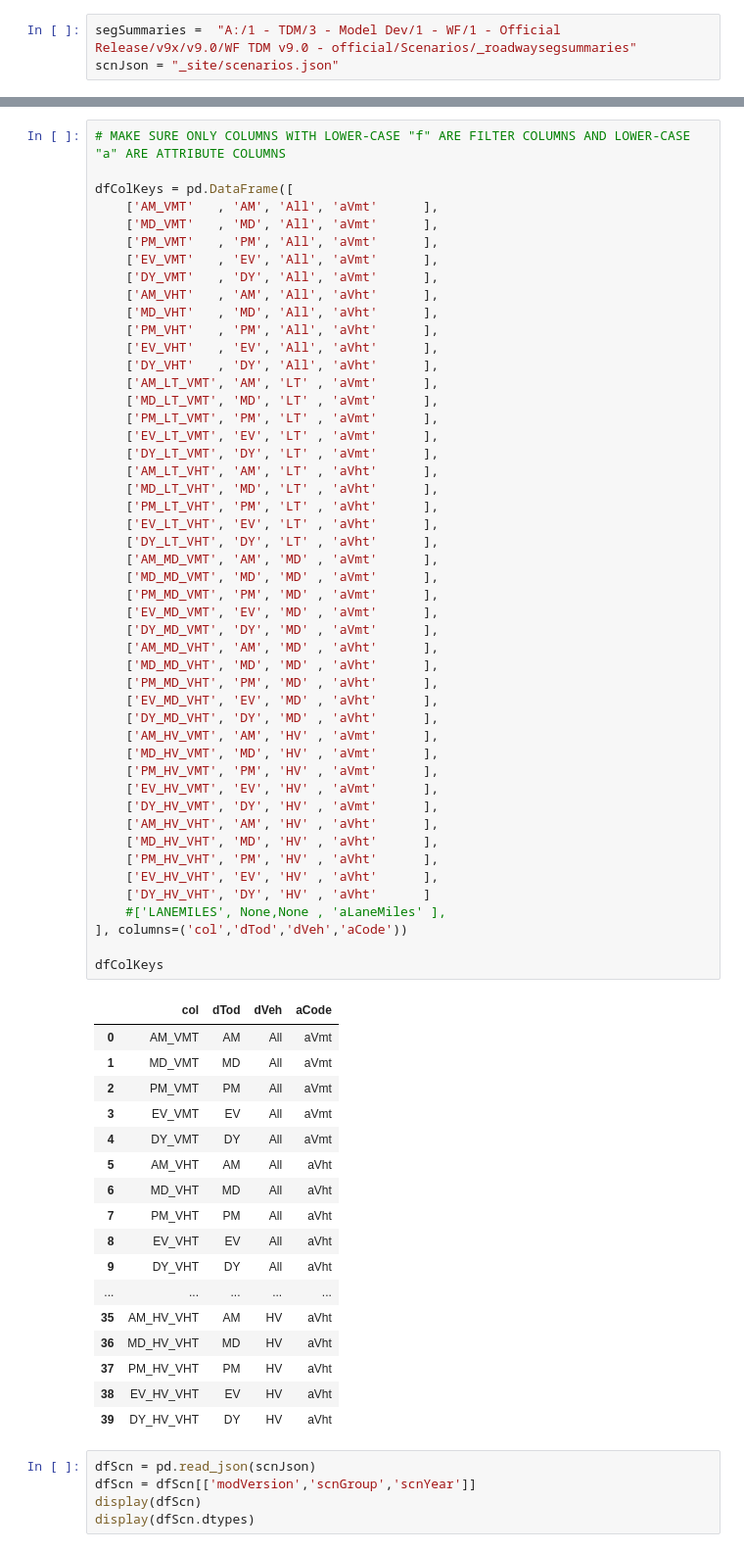
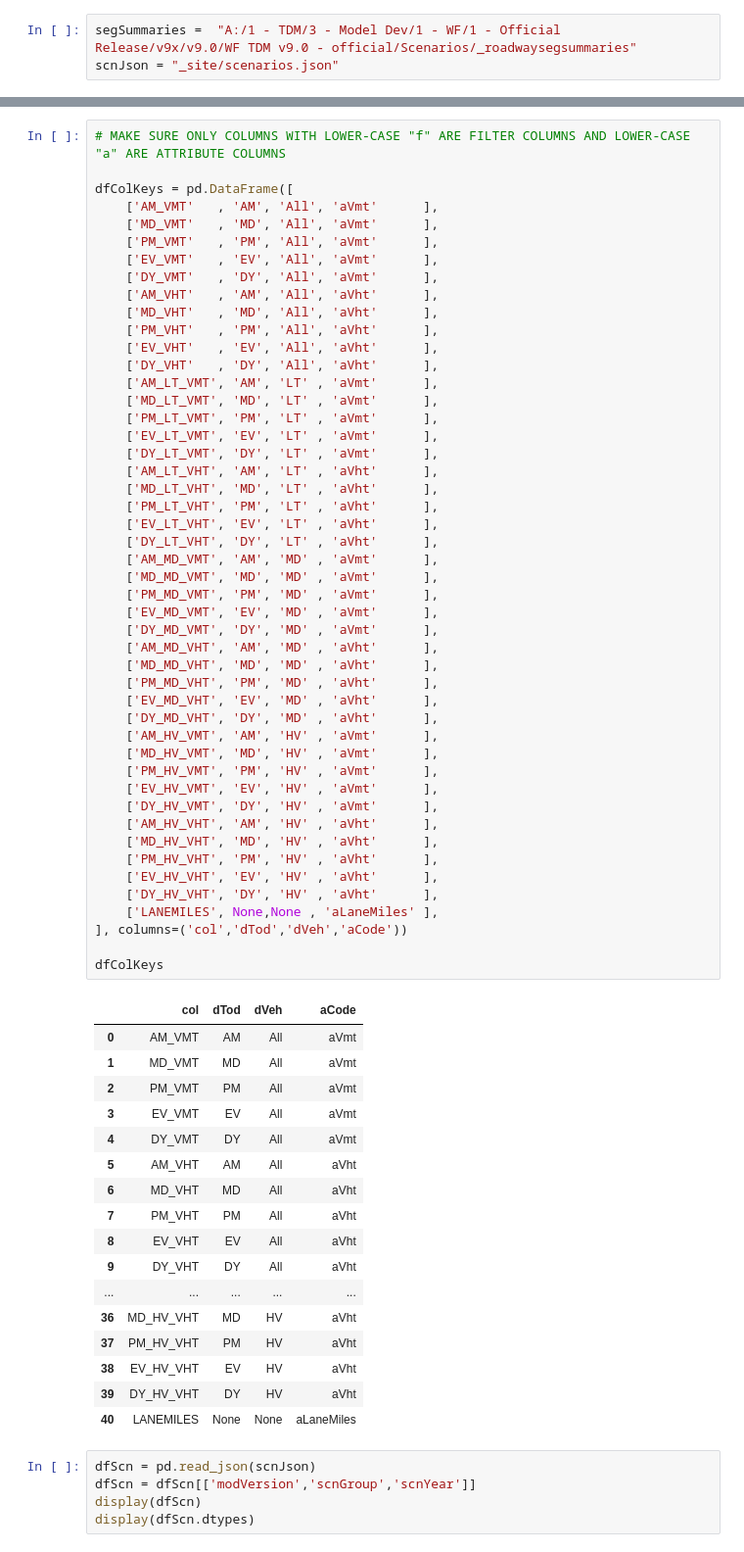
Before and after one commit to WFRCAnalytics/vizTool, a Jupyter notebook: Create-Jsons-Roadway-vizTrends.ipynb, the cells around one changed output, grey strips where cells are left out. Shown at 98% size. Cells and saved outputs as stored; diff of their text form.

```diff
--- a/Create-Jsons-Roadway-vizTrends.ipynb
+++ b/Create-Jsons-Roadway-vizTrends.ipynb
@@ -76,40 +76,40 @@ dfColKeys = pd.DataFrame([
     ['AM_MD_VHT', 'AM', 'MD' , 'aVht'      ],
     ['MD_MD_VHT', 'MD', 'MD' , 'aVht'      ],
     ['PM_MD_VHT', 'PM', 'MD' , 'aVht'      ],
     ['EV_MD_VHT', 'EV', 'MD' , 'aVht'      ],
     ['DY_MD_VHT', 'DY', 'MD' , 'aVht'      ],
     ['AM_HV_VMT', 'AM', 'HV' , 'aVmt'      ],
     ['MD_HV_VMT', 'MD', 'HV' , 'aVmt'      ],
     ['PM_HV_VMT', 'PM', 'HV' , 'aVmt'      ],
     ['EV_HV_VMT', 'EV', 'HV' , 'aVmt'      ],
     ['DY_HV_VMT', 'DY', 'HV' , 'aVmt'      ],
     ['AM_HV_VHT', 'AM', 'HV' , 'aVht'      ],
     ['MD_HV_VHT', 'MD', 'HV' , 'aVht'      ],
     ['PM_HV_VHT', 'PM', 'HV' , 'aVht'      ],
     ['EV_HV_VHT', 'EV', 'HV' , 'aVht'      ],
-    ['DY_HV_VHT', 'DY', 'HV' , 'aVht'      ]
-    #['LANEMILES', None,None , 'aLaneMiles' ],
+    ['DY_HV_VHT', 'DY', 'HV' , 'aVht'      ],
+    ['LANEMILES', None,None , 'aLaneMiles' ],
 ], columns=('col','dTod','dVeh','aCode'))
 
 dfColKeys
 # %% [output]
 |  | col | dTod | dVeh | aCode |
 | 0 | AM_VMT | AM | All | aVmt |
 | 1 | MD_VMT | MD | All | aVmt |
 | 2 | PM_VMT | PM | All | aVmt |
 | 3 | EV_VMT | EV | All | aVmt |
 | 4 | DY_VMT | DY | All | aVmt |
 | 5 | AM_VHT | AM | All | aVht |
 | 6 | MD_VHT | MD | All | aVht |
 | 7 | PM_VHT | PM | All | aVht |
 | 8 | EV_VHT | EV | All | aVht |
 | 9 | DY_VHT | DY | All | aVht |
 | ... | ... | ... | ... | ... |
-| 35 | AM_HV_VHT | AM | HV | aVht |
 | 36 | MD_HV_VHT | MD | HV | aVht |
 | 37 | PM_HV_VHT | PM | HV | aVht |
 | 38 | EV_HV_VHT | EV | HV | aVht |
 | 39 | DY_HV_VHT | DY | HV | aVht |
+| 40 | LANEMILES | None | None | aLaneMiles |
 # %%
 dfScn = pd.read_json(scnJson)
 dfScn = dfScn[['modVersion','scnGroup','scnYear']]
```
Also changed, not shown: parts of 9 cells of this notebook, 26 other files.
